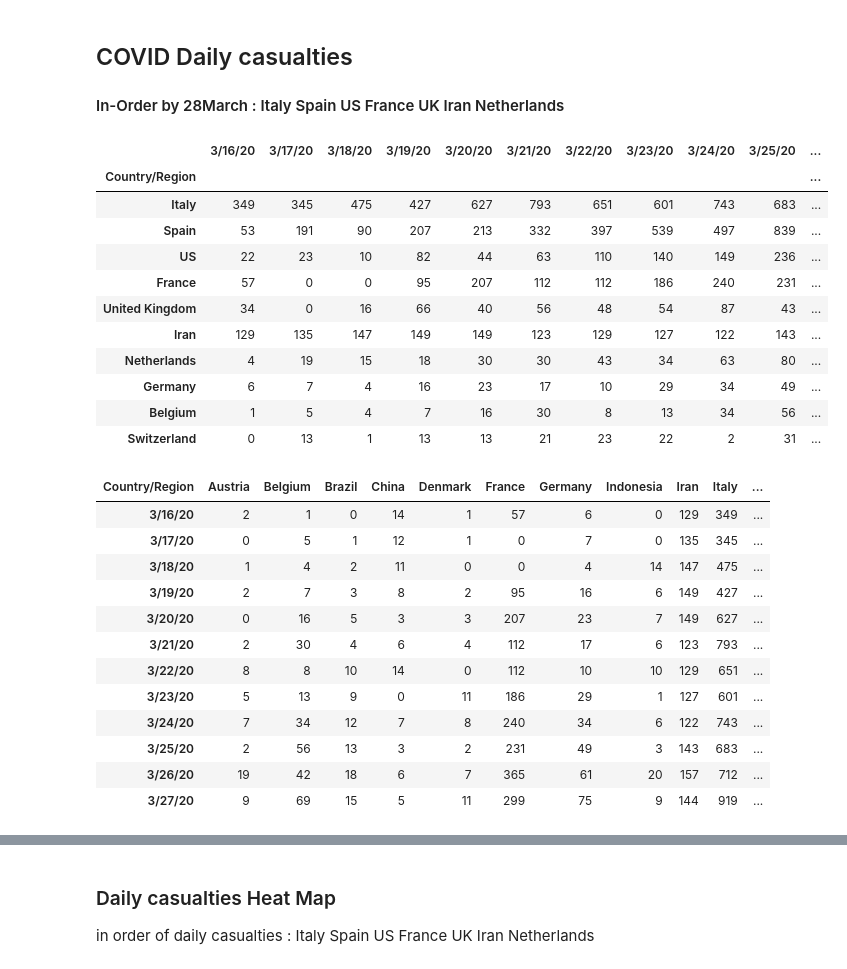
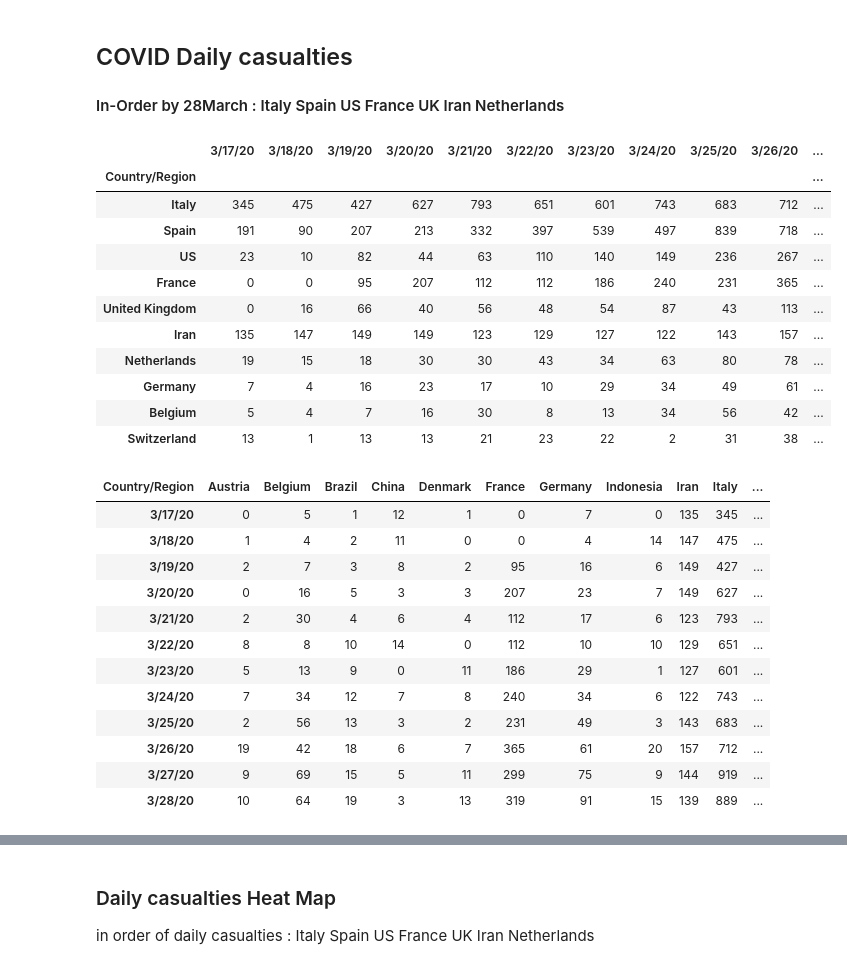
Before and after one commit to infchg/COVID-19, a Jupyter notebook: JH-calculate-daily.ipynb, the cells around one changed output, grey strips where cells are left out. Cells and saved outputs as stored; diff of their text form; code cells hidden in the pictures.

```diff
--- a/JH-calculate-daily.ipynb
+++ b/JH-calculate-daily.ipynb
@@ -84,18 +84,18 @@ for i in range(1,13):
 ## COVID Daily casualties
   #### In-Order by 28March : Italy Spain US France UK Iran Netherlands
 # %%
-df0.pop('3/15/20')
+df0.pop( df0.columns[0] )   # 0
 display(df0.sort_values(by=[df.columns[-1]],ascending=False).head(10))
 # %% [output]
-|  | 3/16/20 | 3/17/20 | 3/18/20 | 3/19/20 | 3/20/20 | 3/21/20 | 3/22/20 | 3/23/20 | 3/24/20 | 3/25/20 | ... |
+|  | 3/17/20 | 3/18/20 | 3/19/20 | 3/20/20 | 3/21/20 | 3/22/20 | 3/23/20 | 3/24/20 | 3/25/20 | 3/26/20 | ... |
 | Country/Region |  |  |  |  |  |  |  |  |  |  | ... |
-| Italy | 349 | 345 | 475 | 427 | 627 | 793 | 651 | 601 | 743 | 683 | ... |
-| Spain | 53 | 191 | 90 | 207 | 213 | 332 | 397 | 539 | 497 | 839 | ... |
-| US | 22 | 23 | 10 | 82 | 44 | 63 | 110 | 140 | 149 | 236 | ... |
-| France | 57 | 0 | 0 | 95 | 207 | 112 | 112 | 186 | 240 | 231 | ... |
-| United Kingdom | 34 | 0 | 16 | 66 | 40 | 56 | 48 | 54 | 87 | 43 | ... |
-| Iran | 129 | 135 | 147 | 149 | 149 | 123 | 129 | 127 | 122 | 143 | ... |
-| Netherlands | 4 | 19 | 15 | 18 | 30 | 30 | 43 | 34 | 63 | 80 | ... |
-| Germany | 6 | 7 | 4 | 16 | 23 | 17 | 10 | 29 | 34 | 49 | ... |
-| Belgium | 1 | 5 | 4 | 7 | 16 | 30 | 8 | 13 | 34 | 56 | ... |
-| Switzerland | 0 | 13 | 1 | 13 | 13 | 21 | 23 | 22 | 2 | 31 | ... |
+| Italy | 345 | 475 | 427 | 627 | 793 | 651 | 601 | 743 | 683 | 712 | ... |
+| Spain | 191 | 90 | 207 | 213 | 332 | 397 | 539 | 497 | 839 | 718 | ... |
+| US | 23 | 10 | 82 | 44 | 63 | 110 | 140 | 149 | 236 | 267 | ... |
+| France | 0 | 0 | 95 | 207 | 112 | 112 | 186 | 240 | 231 | 365 | ... |
+| United Kingdom | 0 | 16 | 66 | 40 | 56 | 48 | 54 | 87 | 43 | 113 | ... |
+| Iran | 135 | 147 | 149 | 149 | 123 | 129 | 127 | 122 | 143 | 157 | ... |
+| Netherlands | 19 | 15 | 18 | 30 | 30 | 43 | 34 | 63 | 80 | 78 | ... |
+| Germany | 7 | 4 | 16 | 23 | 17 | 10 | 29 | 34 | 49 | 61 | ... |
+| Belgium | 5 | 4 | 7 | 16 | 30 | 8 | 13 | 34 | 56 | 42 | ... |
+| Switzerland | 13 | 1 | 13 | 13 | 21 | 23 | 22 | 2 | 31 | 38 | ... |
@@ -109,7 +104,6 @@ dxy=df0.transpose()
 display(dxy) #pivot('Country/Region')
 # %% [output]
 | Country/Region | Austria | Belgium | Brazil | China | Denmark | France | Germany | Indonesia | Iran | Italy | ... |
-| 3/16/20 | 2 | 1 | 0 | 14 | 1 | 57 | 6 | 0 | 129 | 349 | ... |
 | 3/17/20 | 0 | 5 | 1 | 12 | 1 | 0 | 7 | 0 | 135 | 345 | ... |
 | 3/18/20 | 1 | 4 | 2 | 11 | 0 | 0 | 4 | 14 | 147 | 475 | ... |
 | 3/19/20 | 2 | 7 | 3 | 8 | 2 | 95 | 16 | 6 | 149 | 427 | ... |
@@ -121,6 +115,7 @@ display(dxy) #pivot('Country/Region')
 | 3/25/20 | 2 | 56 | 13 | 3 | 2 | 231 | 49 | 3 | 143 | 683 | ... |
 | 3/26/20 | 19 | 42 | 18 | 6 | 7 | 365 | 61 | 20 | 157 | 712 | ... |
 | 3/27/20 | 9 | 69 | 15 | 5 | 11 | 299 | 75 | 9 | 144 | 919 | ... |
+| 3/28/20 | 10 | 64 | 19 | 3 | 13 | 319 | 91 | 15 | 139 | 889 | ... |
 # %%
 !pip install seaborn
 # %% [output]
```
Also changed, not shown: parts of 10 cells of this notebook.
